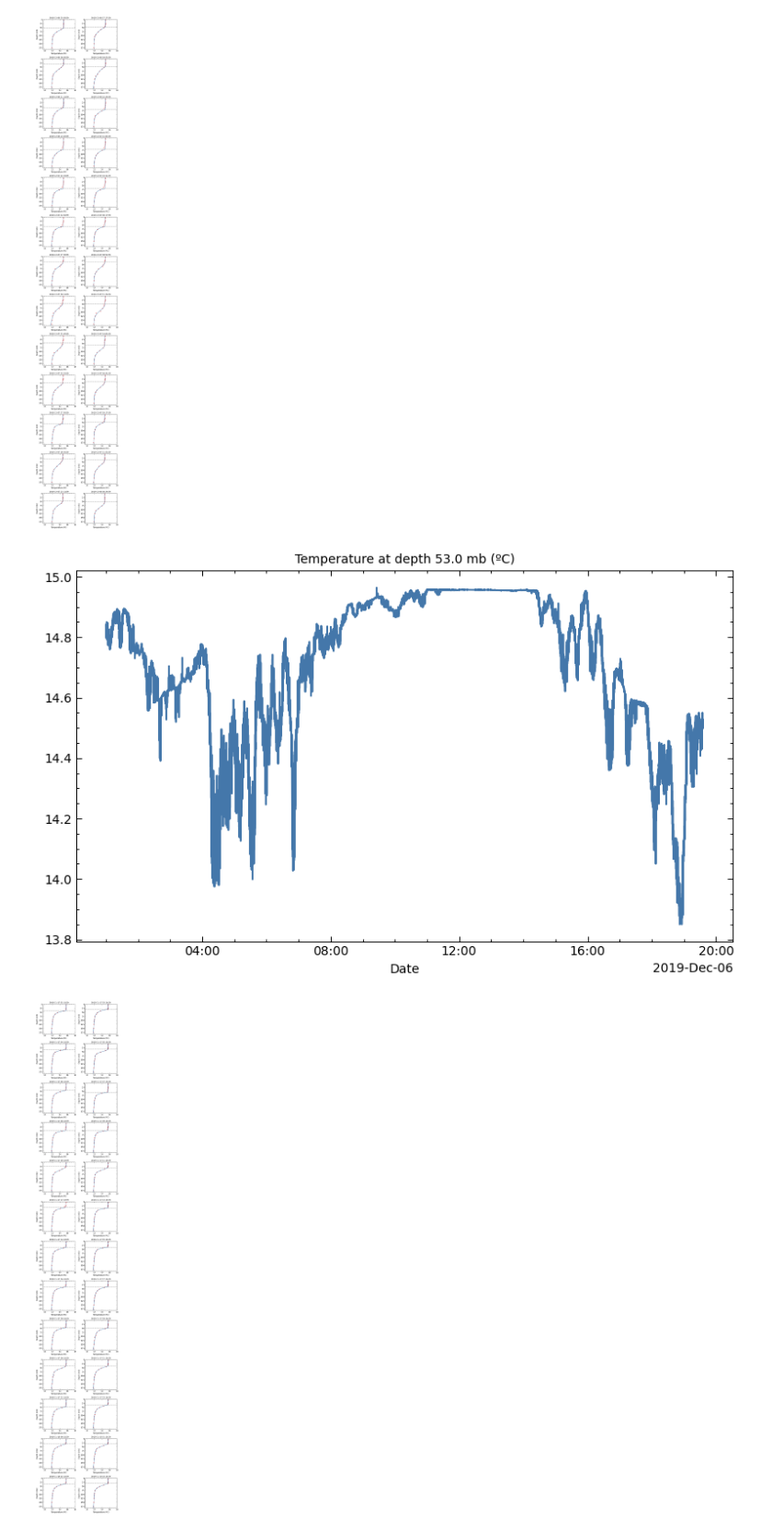
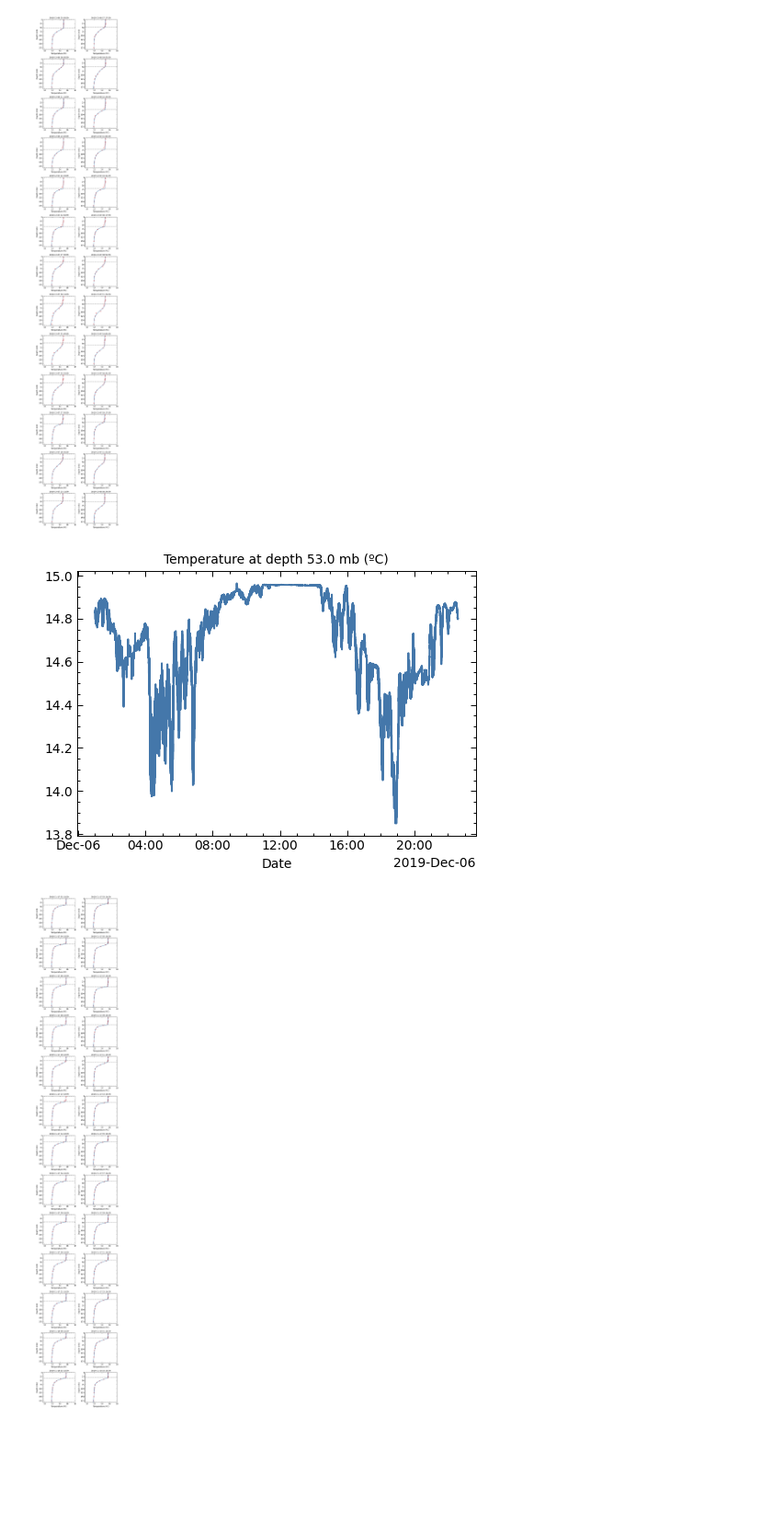
Before and after one commit to manufrn/TFG, a Jupyter notebook: notebooks/interesting_profiles.ipynb, the cells around one changed output. Shown at 92% size. Saved outputs shown, nothing was run; the diff lists cells and outputs as text; code cells hidden in the pictures; blank space fills up the shorter version.

```diff
--- a/notebooks/interesting_profiles.ipynb
+++ b/notebooks/interesting_profiles.ipynb
@@ -23,9 +27,9 @@ plot_multiple_profiles(df_fit, temp, pres, locs)
 # %% [output]
 [figure]
 # %%
-plot_single_thermistor(temp, pres, date, 6, lims=(datetime(2019, 12, 6, 0, 59, 59), datetime(2019, 12, 6, 19, 35, 59)))
+plot_single_thermistor(temp, pres, date, 6, lims=(datetime(2019, 12, 6, 0, 59, 59), datetime(2019, 12, 6, 22, 35, 59)))
 # %% [output]
-[figure, old version]
+[figure, new version]
 # %%
 locs = np.linspace(11000, 29000, 26, dtype='int')
 plot_multiple_profiles(df_fit, temp, pres, locs)
```
Also changed, not shown: parts of 1 cell of this notebook, 5 other files.
